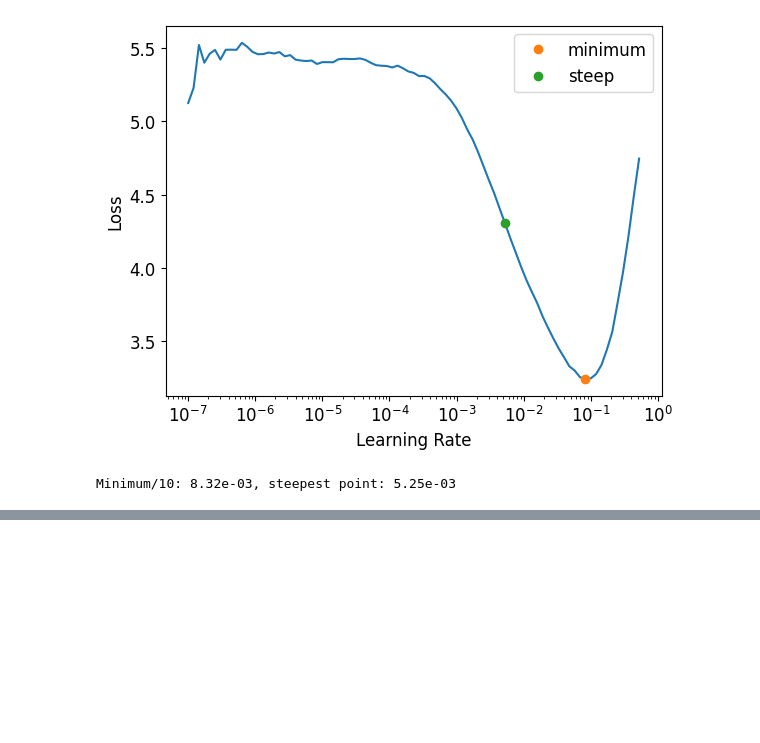
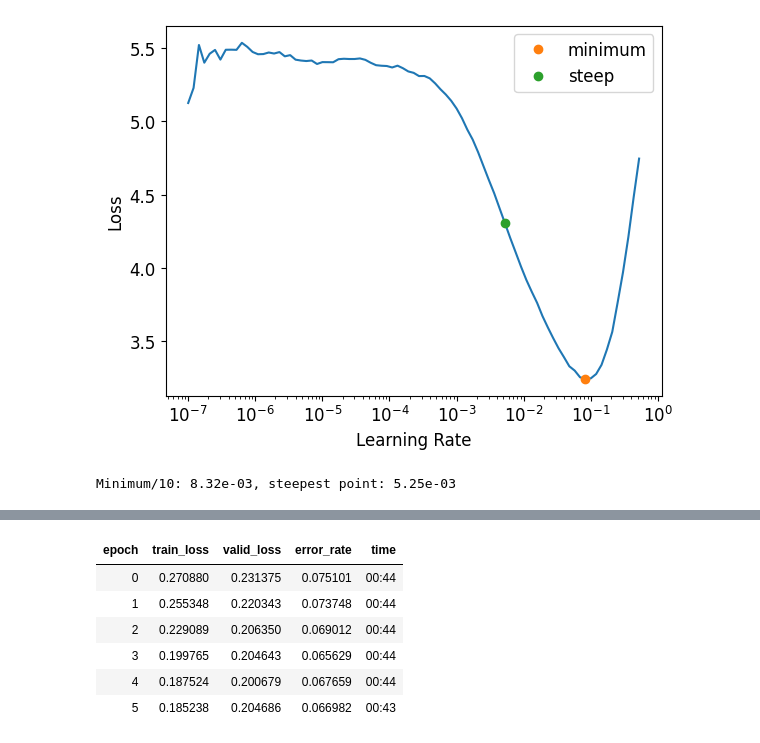
Before and after one commit to CodeWithOz/fastai-deep-learn-coders, a Jupyter notebook: ch_05_pet_breeds.ipynb, the cells around one changed output, grey strips where cells are left out. Cells and saved outputs as stored; diff of their text form; code cells hidden in the pictures; blank space fills up the shorter version.

```diff
--- a/ch_05_pet_breeds.ipynb
+++ b/ch_05_pet_breeds.ipynb
@@ -265,0 +284,10 @@ learn.fine_tune(2, base_lr=3e-3)
+# %%
+learn.fit_one_cycle(6, lr_max=1e-5)
+# %% [output]
+| epoch | train_loss | valid_loss | error_rate | time |
+| 0 | 0.270880 | 0.231375 | 0.075101 | 00:44 |
+| 1 | 0.255348 | 0.220343 | 0.073748 | 00:44 |
+| 2 | 0.229089 | 0.206350 | 0.069012 | 00:44 |
+| 3 | 0.199765 | 0.204643 | 0.065629 | 00:44 |
+| 4 | 0.187524 | 0.200679 | 0.067659 | 00:44 |
+| 5 | 0.185238 | 0.204686 | 0.066982 | 00:43 |
```
Also changed, not shown: parts of 11 cells of this notebook.
